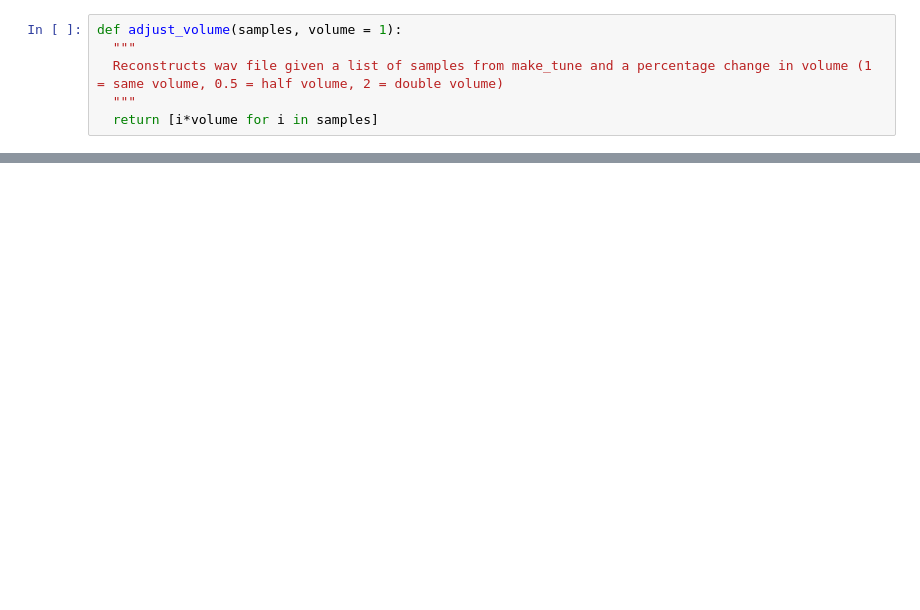
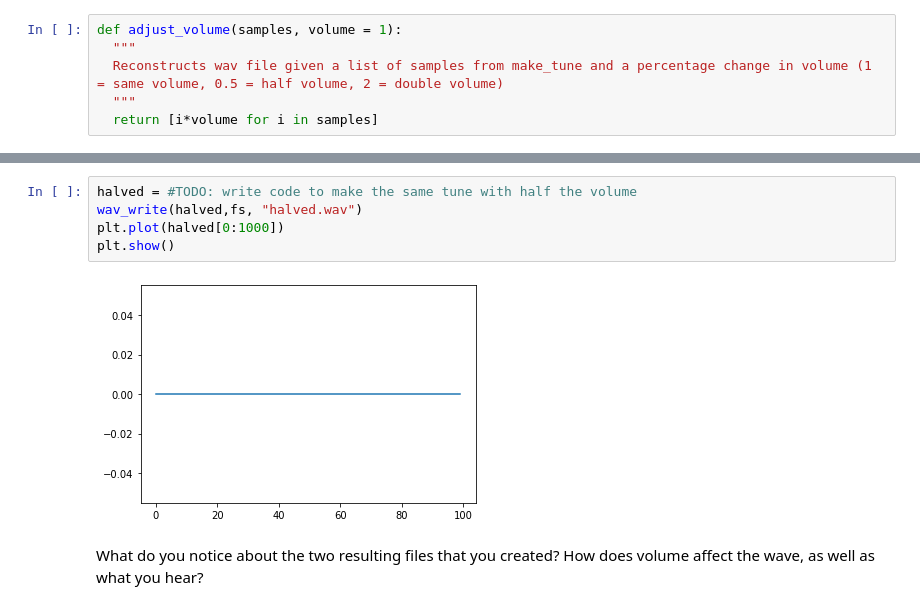
Before and after one commit to nadah09/MachineAuditionHighSchool, a Jupyter notebook: dynamics.ipynb, the cells around one changed output, grey strips where cells are left out. Cells and saved outputs as stored; diff of their text form; blank space fills up the shorter version.

```diff
--- a/dynamics.ipynb
+++ b/dynamics.ipynb
@@ -103,0 +120,9 @@ pyaudio is required for playing WAV files directly from lib6003.
+# %%
+halved = #TODO: write code to make the same tune with half the volume
+wav_write(halved,fs, "halved.wav")
+plt.plot(halved[0:1000])
+plt.show()
+# %% [output]
+[figure, added]
+# %% [markdown]
+What do you notice about the two resulting files that you created? How does volume affect the wave, as well as what you hear?
```
Also changed, not shown: parts of 8 cells of this notebook.
